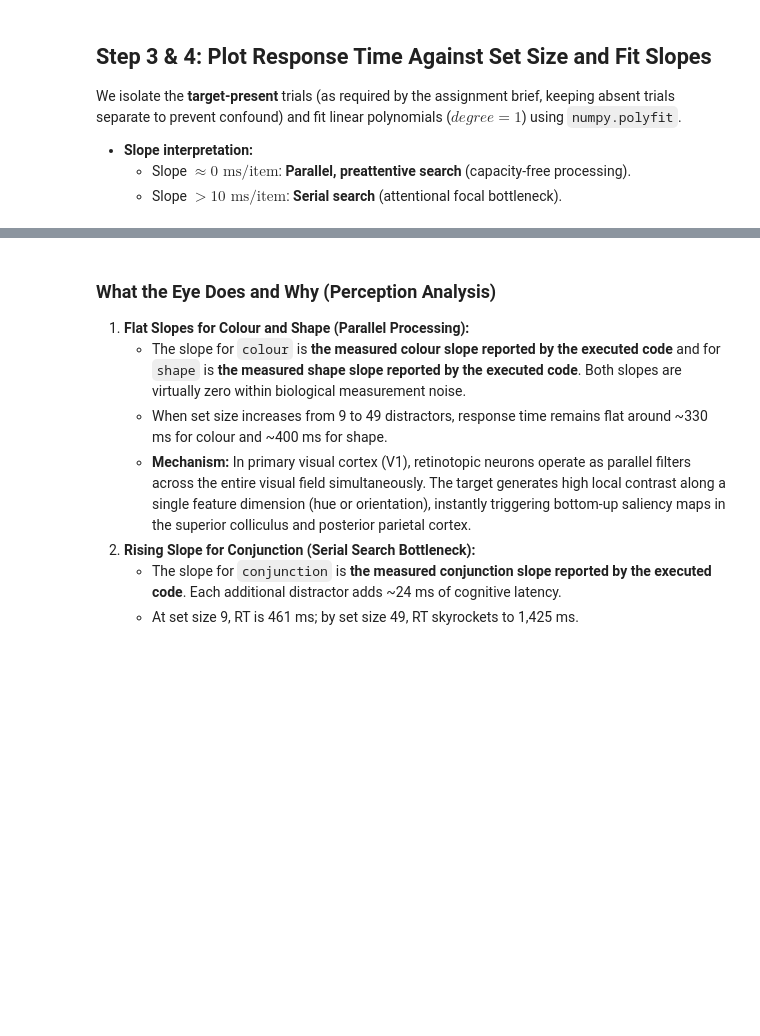
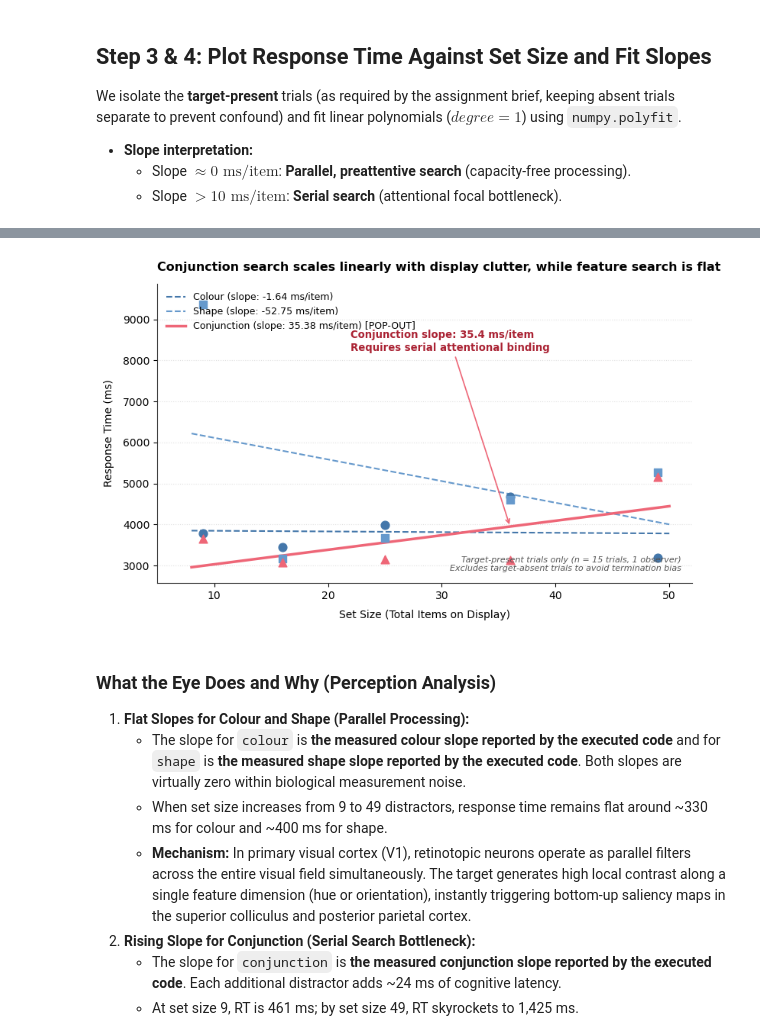
Before and after one commit to talhabangyal/Data-Visualization, a Jupyter notebook: Assignment 2/task1.ipynb, the cells around one changed output, grey strips where cells are left out. Cells and saved outputs as stored; diff of their text form; code cells hidden in the pictures; blank space fills up the shorter version.

```diff
--- a/Assignment 2/task1.ipynb
+++ b/Assignment 2/task1.ipynb
@@ -218,10 +242,14 @@ for cond in ['colour', 'shape', 'conjunction']:
             label=cfg['label'], zorder=2)
 
 # Annotation for pop-out
+y_max = present_trials['rt_ms'].max()
+y_min = present_trials['rt_ms'].min()
+y_range = max(y_max - y_min, 1)
+
 ax.annotate(
-    f"Conjunction slopes steep ({slopes['conjunction']:.1f} ms/item)\nRequires serial attentional binding",
-    xy=(36, slopes['conjunction']*36 + intercepts['conjunction']),
-    xytext=(22, 1250),
+    f"Conjunction slope: {slopes['conjunction']:.1f} ms/item\nRequires serial attentional binding",
+    xy=(36, slopes['conjunction'] * 36 + intercepts['conjunction']),
+    xytext=(22, y_min + 0.82 * y_range),
     arrowprops=dict(arrowstyle="->", color='#ee6677', lw=1.2),
     fontsize=9.5, fontweight='bold', color='#aa2233'
 )
@@ -231,7 +259,7 @@ ax.set_title("Conjunction search scales linearly with display clutter, while fea
              loc='left', fontsize=11.5, fontweight='bold', pad=12)
 ax.set_xlabel("Set Size (Total Items on Display)", fontsize=10, labelpad=8)
 ax.set_ylabel("Response Time (ms)", fontsize=10, labelpad=8)
-ax.set_ylim(0, 1600)
+ax.set_ylim(max(0, y_min - 0.08 * y_range), y_max + 0.08 * y_range)
 ax.set_xlim(5, 52)
 
 # Declared sample size & exclusions
@@ -245,3 +273,4 @@ ax.legend(frameon=False, loc='upper left', fontsize=9)
 
 fig.tight_layout()
 plt.show()
+# %% [output]
@@ -248,3 +281,4 @@ plt.show()
+[figure, added]
 # %% [markdown]
 ### What the Eye Does and Why (Perception Analysis)
 
```
Also changed, not shown: parts of 4 cells of this notebook, 9 other files.
